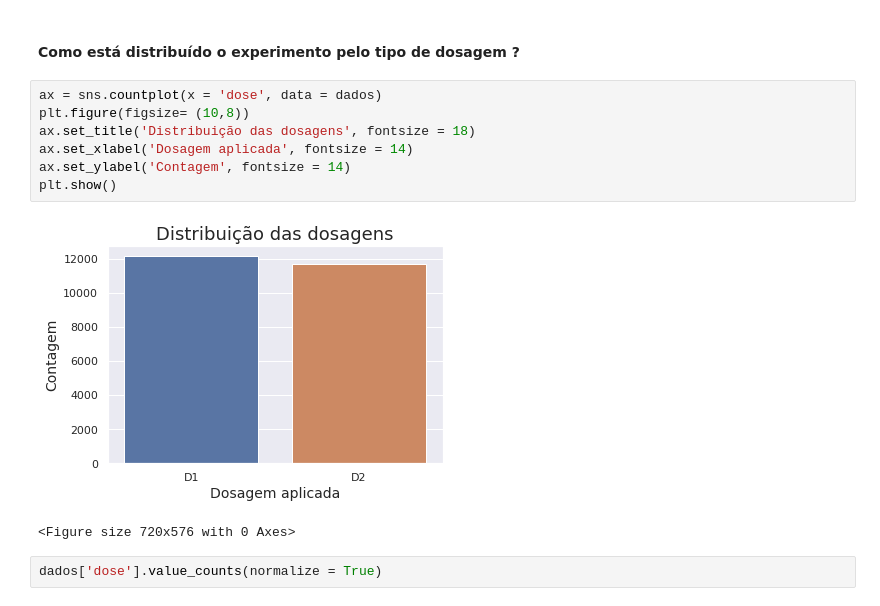
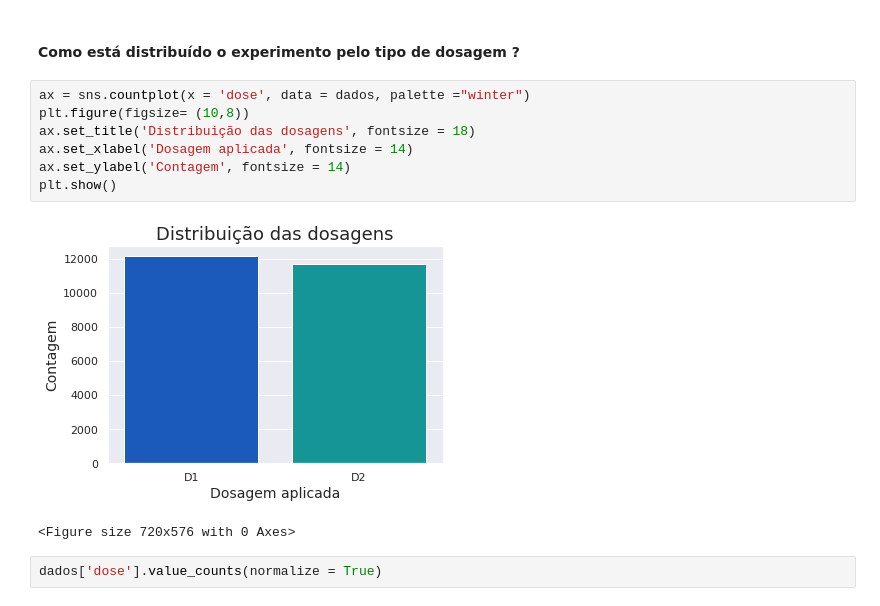
Before and after one commit to mathara/Imersao_dados, a Jupyter notebook: Desafio_Descoberta_Componentes.ipynb, the cells around one changed output. Saved outputs shown, nothing was run; the diff lists cells and outputs as text.

```diff
--- a/Desafio_Descoberta_Componentes.ipynb
+++ b/Desafio_Descoberta_Componentes.ipynb
@@ -89,14 +82,14 @@ Name: tratamento, dtype: float64
 # %% [markdown]
 #### Como está distribuído o experimento pelo tipo de dosagem ?
 # %%
-ax = sns.countplot(x = 'dose', data = dados)
+ax = sns.countplot(x = 'dose', data = dados, palette ="winter")
 plt.figure(figsize= (10,8))
 ax.set_title('Distribuição das dosagens', fontsize = 18)
 ax.set_xlabel('Dosagem aplicada', fontsize = 14)
 ax.set_ylabel('Contagem', fontsize = 14)
 plt.show()
 # %% [output]
-[figure, old version]
+[figure, new version]
 <Figure size 720x576 with 0 Axes>
 # %%
 dados['dose'].value_counts(normalize = True)
```
Also changed, not shown: parts of 22 cells of this notebook.
